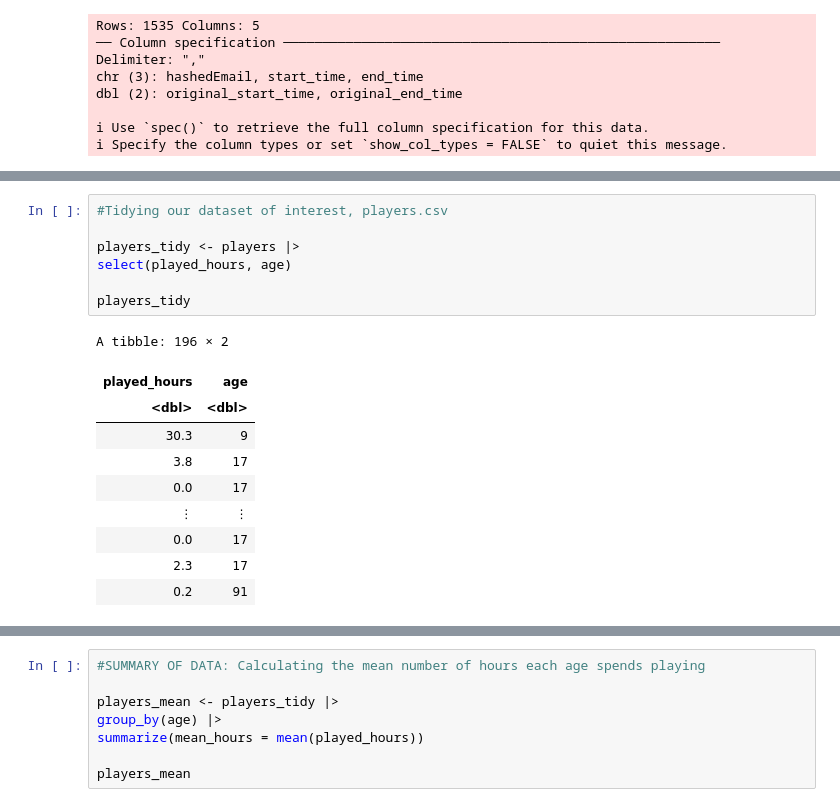
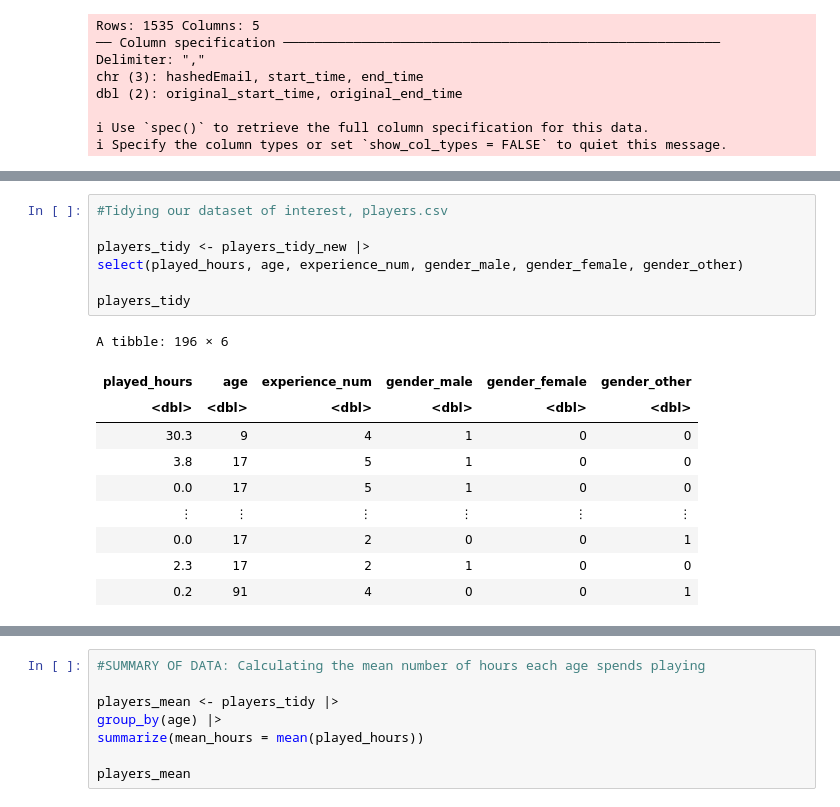
Before and after one commit to jyuxinshu/plaicraft, a Jupyter notebook: plaicraft.ipynb, the cells around one changed output, grey strips where cells are left out. Cells and saved outputs as stored; diff of their text form.

```diff
--- a/plaicraft.ipynb
+++ b/plaicraft.ipynb
@@ -125,21 +107,21 @@ A tibble: 196 × 13
 # %%
 #Tidying our dataset of interest, players.csv
 
-players_tidy <- players |>
-select(played_hours, age)
+players_tidy <- players_tidy_new |>
+select(played_hours, age, experience_num, gender_male, gender_female, gender_other)
 
 players_tidy
 # %% [output]
-A tibble: 196 × 2
+A tibble: 196 × 6
-| played_hours | age |
-| <dbl> | <dbl> |
-| 30.3 | 9 |
-| 3.8 | 17 |
-| 0.0 | 17 |
-| ⋮ | ⋮ |
-| 0.0 | 17 |
-| 2.3 | 17 |
-| 0.2 | 91 |
+| played_hours | age | experience_num | gender_male | gender_female | gender_other |
+| <dbl> | <dbl> | <dbl> | <dbl> | <dbl> | <dbl> |
+| 30.3 | 9 | 4 | 1 | 0 | 0 |
+| 3.8 | 17 | 5 | 1 | 0 | 0 |
+| 0.0 | 17 | 5 | 1 | 0 | 0 |
+| ⋮ | ⋮ | ⋮ | ⋮ | ⋮ | ⋮ |
+| 0.0 | 17 | 2 | 0 | 0 | 1 |
+| 2.3 | 17 | 2 | 1 | 0 | 0 |
+| 0.2 | 91 | 4 | 0 | 0 | 1 |
 # %%
 #SUMMARY OF DATA: Finding the distribution of ages within dataset
 
```
Also changed, not shown: parts of 4 cells of this notebook.
